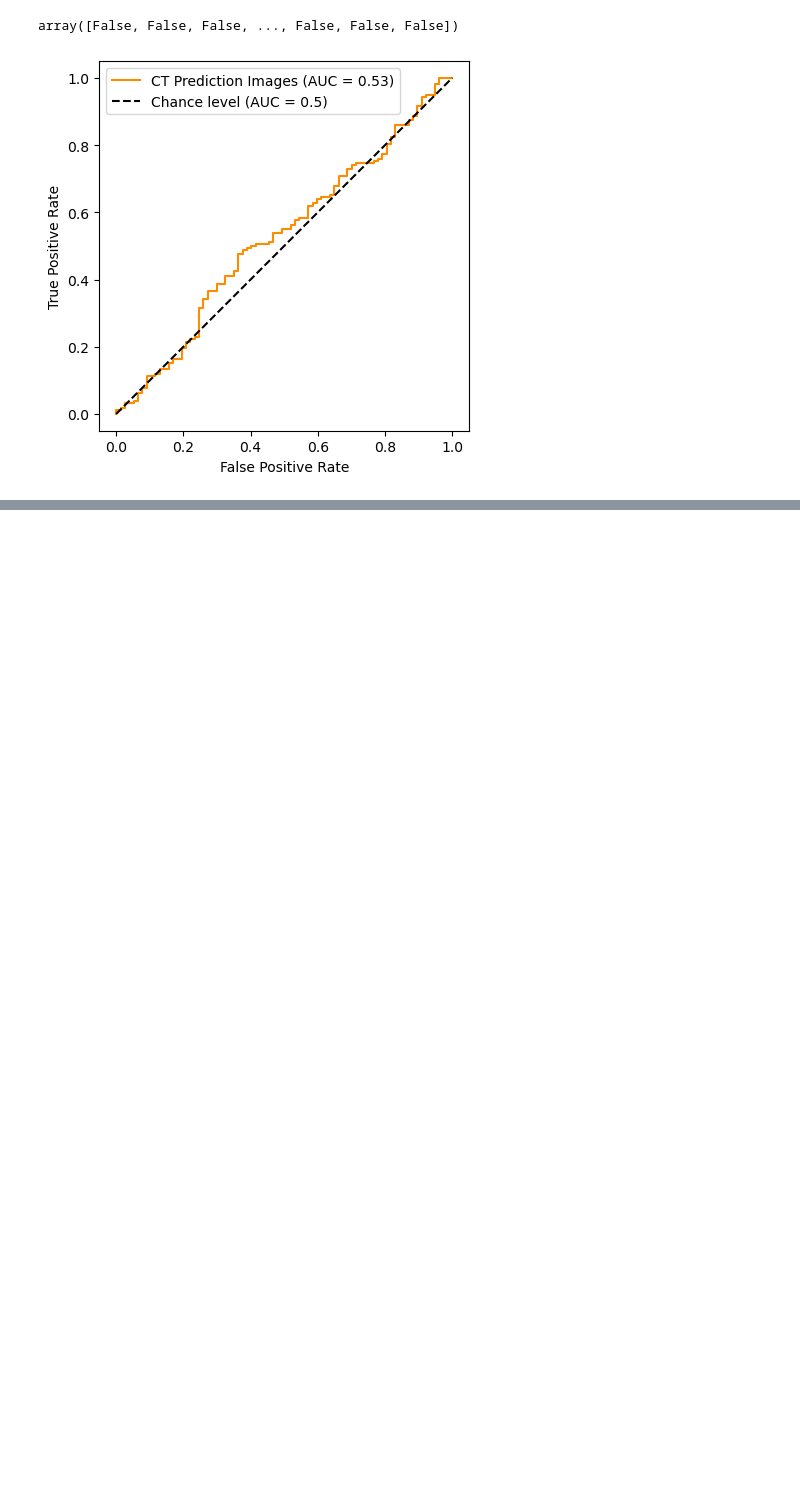
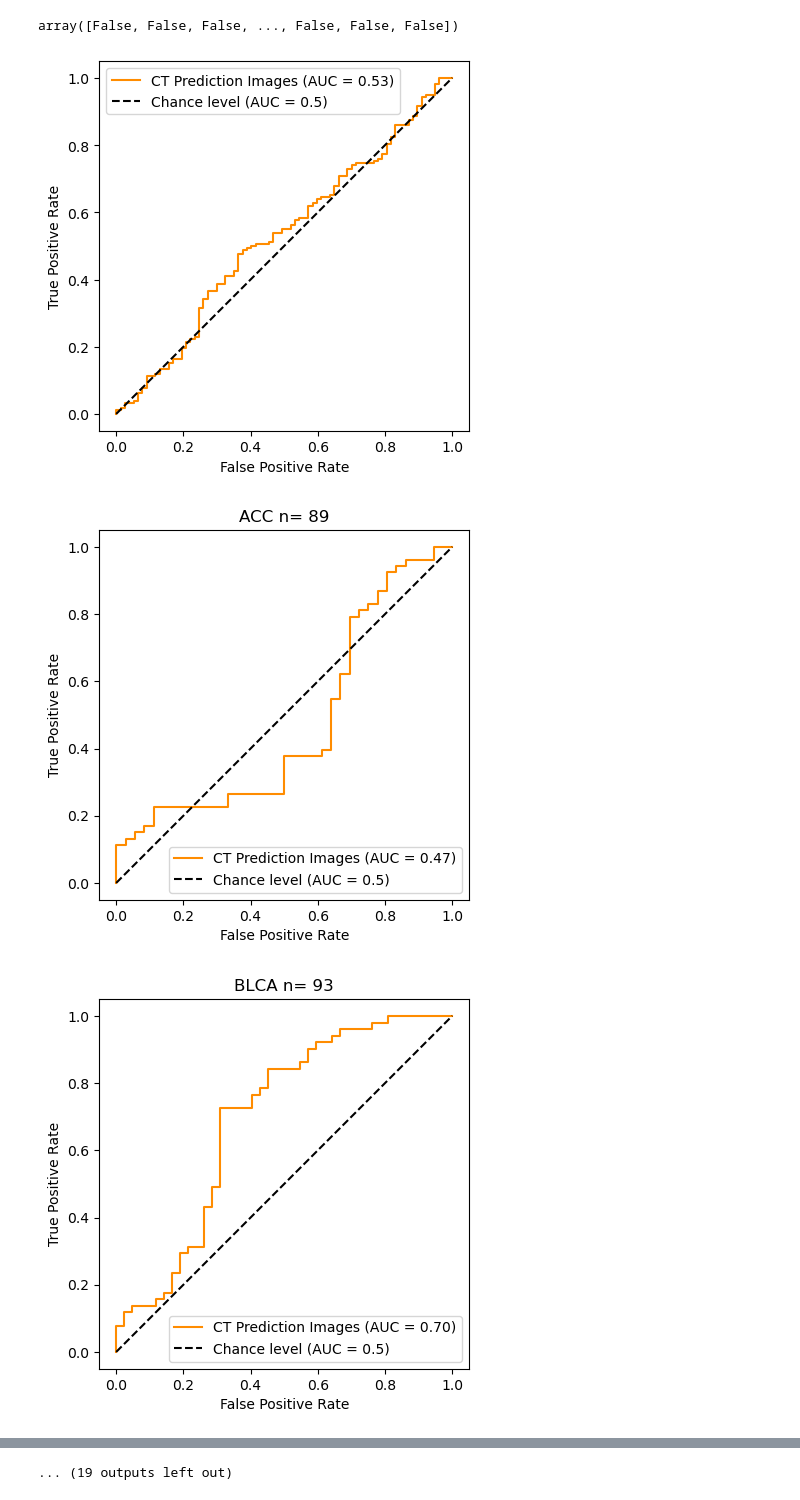
Before and after one commit to p-smirnov/HistopathologyMIL, a Jupyter notebook: EvaluateCVfolds_RetCLL_TCGA-BalancedFolds.ipynb, the cells around one changed output, grey strips where cells are left out. Saved outputs shown, nothing was run; the diff lists cells and outputs as text; code cells hidden in the pictures; blank space fills up the shorter version.

```diff
--- a/EvaluateCVfolds_RetCLL_TCGA-BalancedFolds.ipynb
+++ b/EvaluateCVfolds_RetCLL_TCGA-BalancedFolds.ipynb
@@ -1025,4 +1031,4 @@ plt.show()
 # %% [markdown]
 # Lets look into subgroup analysis
 # %%
-np.unique(test_family)
+families = np.unique(test_family)
@@ -1056,3 +1057,26 @@ plt.legend()
 plt.show()
 # %% [output]
 [figure]
+# %%
+for fam in families:
+    fam_indices = test_family==fam
+
+
+    fig, ax = plt.subplots()
+    RocCurveDisplay.from_predictions(
+        test_labels[fam_indices],
+        test_probs[fam_indices],
+        name="CT Prediction Images",
+        color="darkorange",
+        plot_chance_level=True,
+        ax=ax
+    )
+    plt.axis("square")
+    plt.xlabel("False Positive Rate")
+    plt.ylabel("True Positive Rate")
+    plt.title(fam + " n= " + str(np.sum(fam_indices)))
+    plt.legend()
+    plt.show()
+# %% [output]
+[figure, added]
+[figure, added]
@@ -1059 +1093,2 @@ plt.show()
+... (19 outputs left out)
 # %%
```
Also changed, not shown: parts of 8 cells of this notebook, 14 other files.
